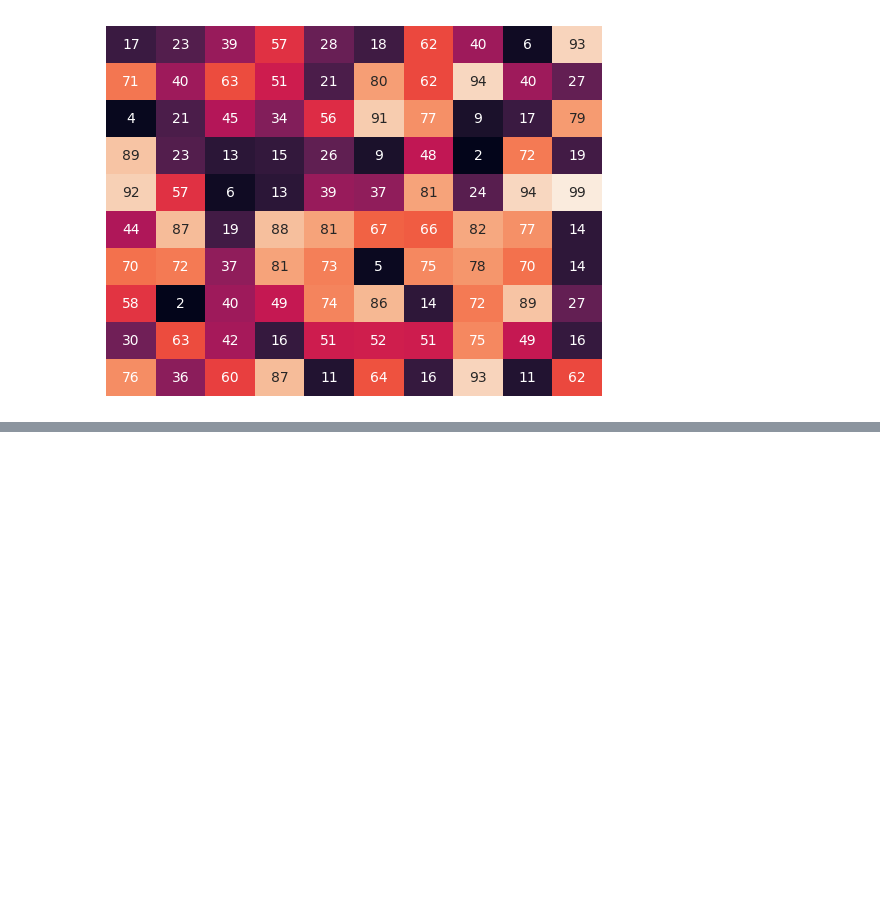
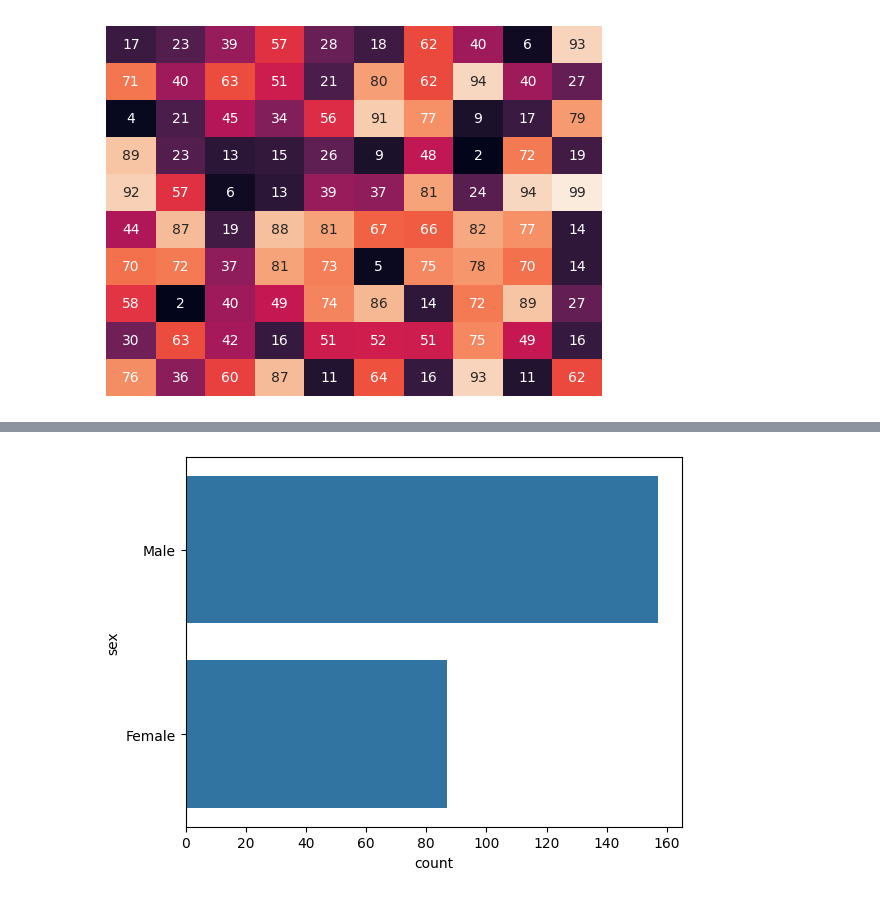
Before and after one commit to Vigneshprabhu078/Seaborn, a Jupyter notebook: Seaborn_practice_2.ipynb, the cells around one changed output, grey strips where cells are left out. Saved outputs shown, nothing was run; the diff lists cells and outputs as text; code cells hidden in the pictures; blank space fills up the shorter version.

```diff
--- a/Seaborn_practice_2.ipynb
+++ b/Seaborn_practice_2.ipynb
@@ -140,0 +141,5 @@ plt.show()
+# %%
+sns.countplot(y='sex',data=tips)
+plt.show()
+# %% [output]
+[figure, added]
```
Also changed, not shown: parts of 3 cells of this notebook.
